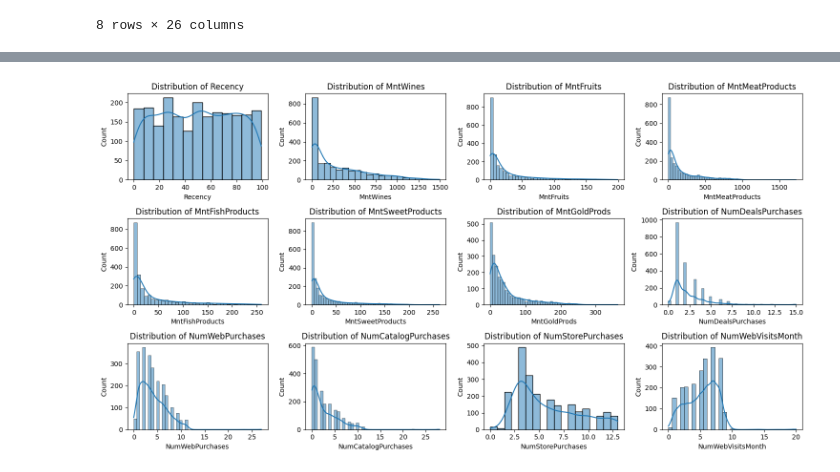
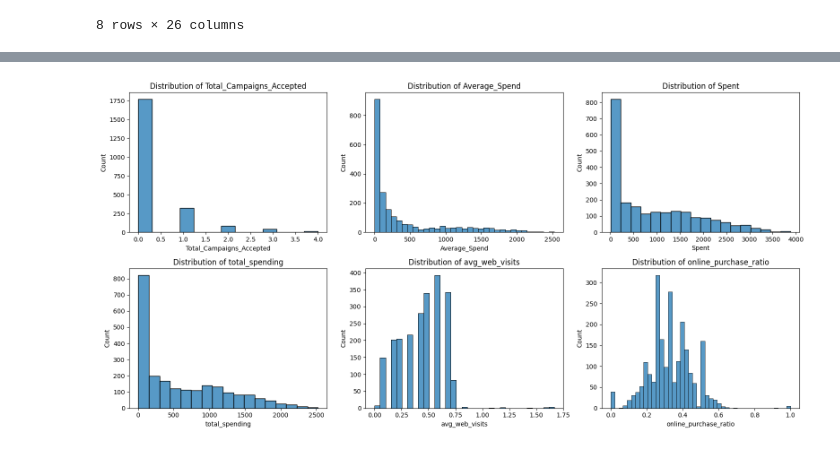
Before and after one commit to just1nt1me/marketing_campaign, a Jupyter notebook: EDA.ipynb, the cells around one changed output, grey strips where cells are left out. Drawn from its saved outputs; the diff is of its cells as text; code cells hidden in the pictures.

```diff
--- a/EDA.ipynb
+++ b/EDA.ipynb
@@ -106,0 +218,2 @@ df.describe()
+# %%
+df['Is_Parent'] = (df['Kidhome'] + df['Teenhome'] > 0).astype(int)
@@ -106,0 +274,14 @@ df.describe()
+# %%
+# Remove the outliers in the Income column
+df = df[~((df['Income'] < (Q1 - 1.5 * IQR)) | (df['Income'] > (Q3 + 1.5 * IQR)))]
+# %%
+# Calculate the IQR for the Age column
+Q1 = df['Age'].quantile(0.25)
+Q3 = df['Age'].quantile(0.75)
+IQR = Q3 - Q1
+
+# Identify the outliers in the Age column
+outliers = df[(df['Age'] < (Q1 - 1.5 * IQR)) | (df['Age'] > (Q3 + 1.5 * IQR))]
+
+# Print the number of outliers
+print("Number of outliers in the Age column:", len(outliers))
@@ -107 +290,4 @@ df.describe()
+# %%
+# Remove the outliers in the Age column
+df = df[~((df['Age'] < (Q1 - 1.5 * IQR)) | (df['Age'] > (Q3 + 1.5 * IQR)))]
 # %% [markdown]
@@ -151,28 +334,26 @@ plt.show();
 # %%
 # check distribution of purchases, webstore visits, etc.
 
-columns = ['Recency', 'MntWines', 'MntFruits',
-       'MntMeatProducts', 'MntFishProducts', 'MntSweetProducts',
-       'MntGoldProds', 'NumDealsPurchases', 'NumWebPurchases',
-       'NumCatalogPurchases', 'NumStorePurchases', 'NumWebVisitsMonth']
+columns = ['Total_Campaigns_Accepted', 'Average_Spend', 'Spent',
+           'total_spending', 'avg_web_visits', 'online_purchase_ratio']
 
-fig, ax = plt.subplots(3,4,figsize=(15,8))
+fig, ax = plt.subplots(2, 3, figsize=(16, 8))
 
 num_plots = len(columns)
-num_rows = (num_plots - 1) // 4 + 1
+num_rows = (num_plots - 1) // 3 + 1
 
 for i, x in enumerate(columns):
-    row_index = i // 4  # Row index of the subplot
-    col_index = i % 4   # Column index of the subplot
+    row_index = i // 3  # Row index of the subplot
+    col_index = i % 3   # Column index of the subplot
     ax[row_index, col_index].set_title(f"Distribution of {x}")
-    sns.histplot(data=df, x=x, ax=ax[row_index, col_index], kde=True)
+    sns.histplot(data=df, x=x, ax=ax[row_index, col_index])
 
 # Remove any empty subplots
-if num_plots < num_rows * 4:
-    for j in range(num_plots, num_rows * 4):
-        fig.delaxes(ax[j // 4, j % 4])
+if num_plots < num_rows * 3:
+    for j in range(num_plots, num_rows * 3):
+        fig.delaxes(ax[j // 3, j % 3])
 
 plt.tight_layout()
-plt.show();
+plt.show()
 # %% [output]
-[figure, old version]
+[figure, new version]
```
Also changed, not shown: parts of 62 cells of this notebook, 1 other file.
